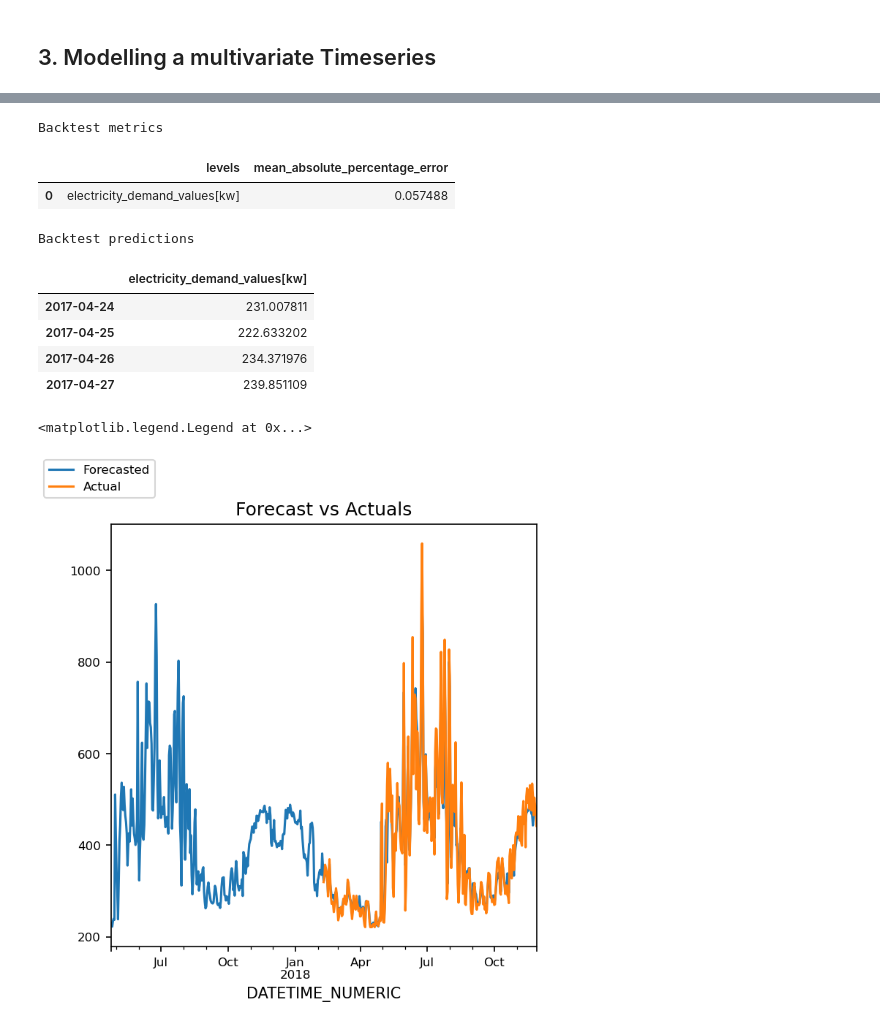
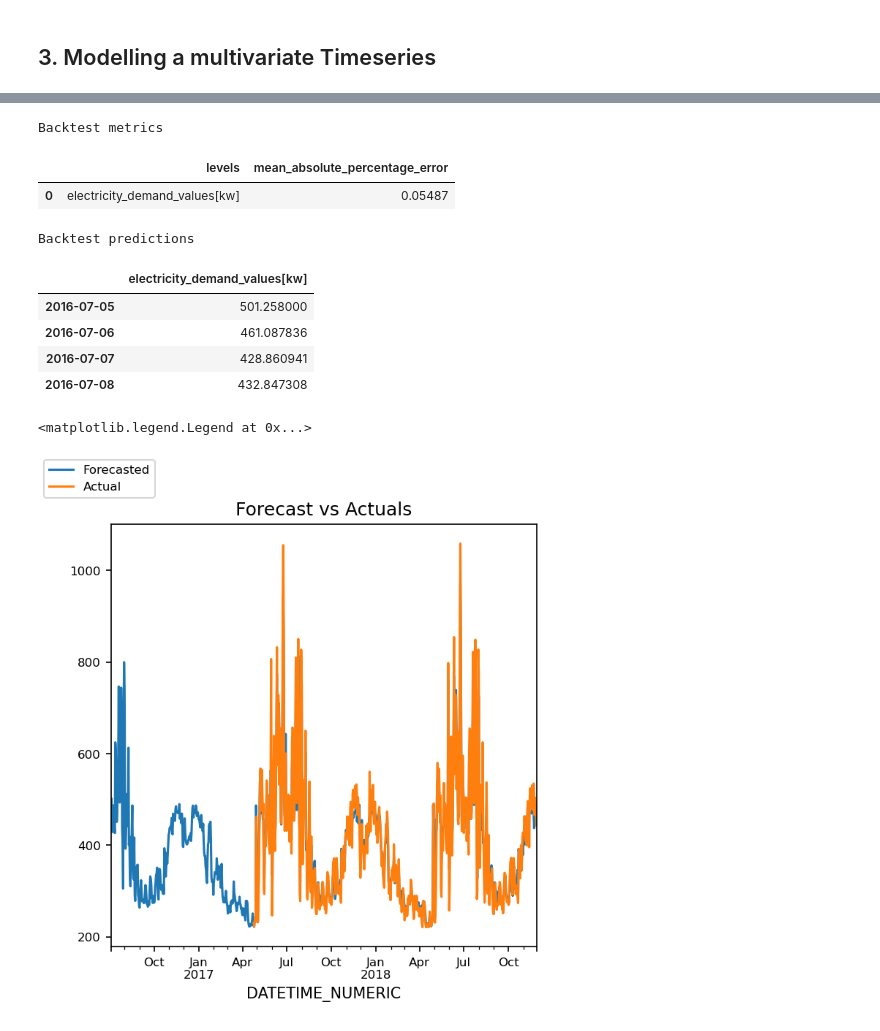
Before and after one commit to i-terzic/predicting-energy-consumption-based-on-weather-data, a Jupyter notebook: Final.ipynb, the cells around one changed output, grey strips where cells are left out. Saved outputs shown, nothing was run; the diff lists cells and outputs as text; code cells hidden in the pictures.

```diff
--- a/Final.ipynb
+++ b/Final.ipynb
@@ -708,7 +708,7 @@ multi_series_mae, predictions_ms = backtesting_forecaster_multiseries(
                                        series             = df_elec_data,
                                        steps              = 7,
                                        metric             = 'mean_absolute_percentage_error',
-                                       initial_train_size = len(df_elec_train) + len(df_elec_validate),
+                                       initial_train_size = len(df_elec_train),
                                        refit              = False,
                                        fixed_train_size   = False,
                                        verbose            = False,
@@ -722,20 +722,20 @@ predictions_ms.head(4)
 # %% [output]
 Backtest metrics
 |  | levels | mean_absolute_percentage_error |
-| 0 | electricity_demand_values[kw] | 0.057488 |
+| 0 | electricity_demand_values[kw] | 0.05487 |
 Backtest predictions
 |  | electricity_demand_values[kw] |
-| 2017-04-24 | 231.007811 |
-| 2017-04-25 | 222.633202 |
-| 2017-04-26 | 234.371976 |
-| 2017-04-27 | 239.851109 |
+| 2016-07-05 | 501.258000 |
+| 2016-07-06 | 461.087836 |
+| 2016-07-07 | 428.860941 |
+| 2016-07-08 | 432.847308 |
 # %%
 # plotting forecast vs actuals
 fig = plt.figure(dpi=150, figsize=(5,5))
 predictions_ms["electricity_demand_values[kw]"].plot(label="Forecasted")
-df_elec_test["electricity_demand_values[kw]"][-len(df_elec_validate):].plot(label="Actual", fontsize=8)
+df_elec_test["electricity_demand_values[kw]"].plot(label="Actual", fontsize=8)
 plt.title("Forecast vs Actuals", fontsize=12)
 fig.legend(loc='upper left', fontsize=8)
 # %% [output]
 <matplotlib.legend.Legend at 0x...>
-[figure, old version]
+[figure, new version]
```
Also changed, not shown: parts of 5 cells of this notebook.
